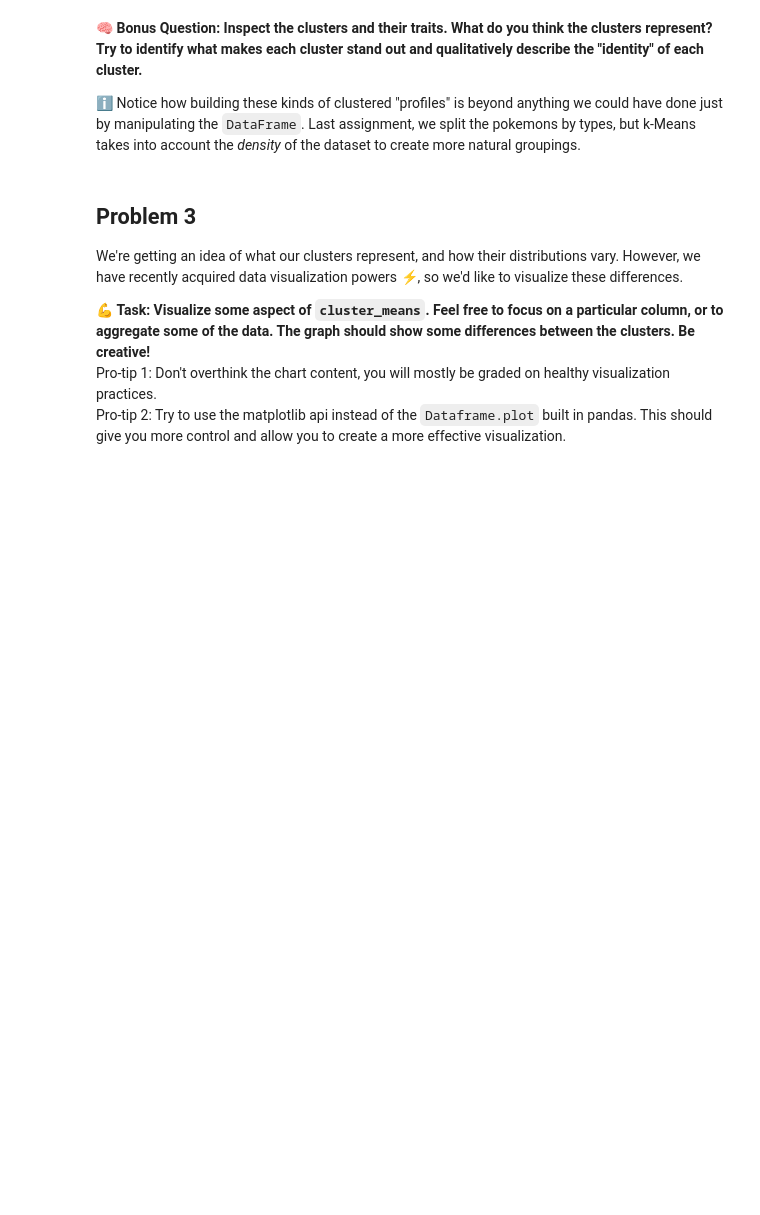
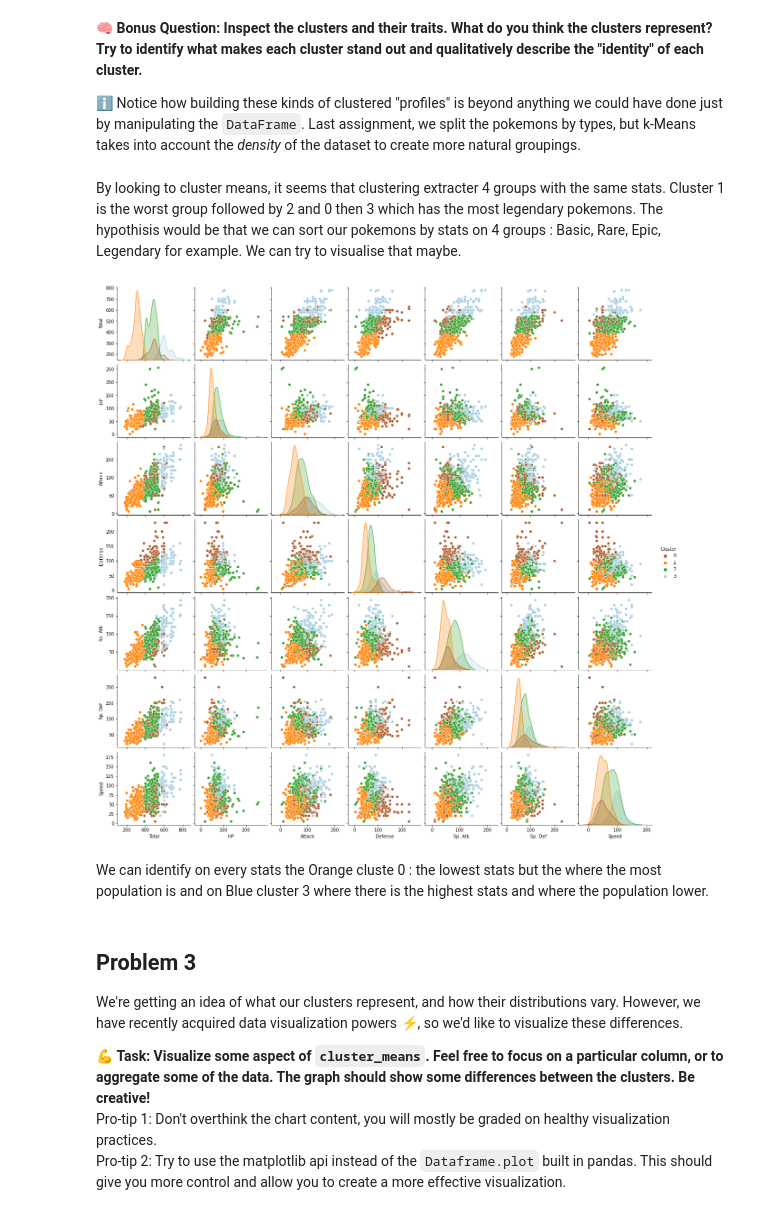
Before and after one commit to amineamanzou/practical-data-scientist, a Jupyter notebook: homework/week3/homework3.ipynb, the cells around one changed output. Cells and saved outputs as stored; diff of their text form; code cells hidden in the pictures; blank space fills up the shorter version.

```diff
--- a/homework/week3/homework3.ipynb
+++ b/homework/week3/homework3.ipynb
@@ -39,3 +34,14 @@ kmeans.fit(coords.to_numpy())
+# %%
+from sklearn.cluster import KMeans
+
+#np.asarray([attack,defense,sp_atk,sp_def,speed]).reshape(1, 5)
+
+pokemon = df[['Attack','Defense','Sp. Atk','Sp. Def','Speed', 'HP']]
+
+kmeans = KMeans(n_clusters=4, random_state=42)
+kmeans.fit(pokemon.to_numpy())
+
+y_kmeans = kmeans.predict(pokemon)
 # %%
 def test_kmeans():
     assert len(y_kmeans) == 800, f'The size of your prediction vector is wrong: {len(y_kmeans)}. There should be 800, one per pokemon.'
@@ -60,3 +66,8 @@ Pro-tip 2: You should only expect numerical columns in `cluster_means`, since th
+# %%
+# df['Cluster'] = y_kmeans
+# No difference
+df.loc[:, 'Cluster'] = y_kmeans.copy()
+cluster_means = df.groupby('Cluster').mean()
 # %%
 import math
 
@@ -72,6 +91,20 @@ test_cluster_means()
 🧠 **Bonus Question: Inspect the clusters and their traits. What do you think the clusters represent? Try to identify what makes each cluster stand out and qualitatively describe the "identity" of each cluster.**
 
 ℹ️ Notice how building these kinds of clustered "profiles" is beyond anything we could have done just by manipulating the `DataFrame`. Last assignment, we split the pokemons by types, but k-Means takes into account the _density_ of the dataset to create more natural groupings.
+# %% [markdown]
+By looking to cluster means, it seems that clustering extracter 4 groups with the same stats. Cluster 1 is the worst group followed by 2 and 0 then 3 which has the most legendary pokemons. The hypothisis would be that we can sort our pokemons by stats on 4 groups : Basic, Rare, Epic, Legendary for example.
+We can try to visualise that maybe.
+# %%
+import seaborn as sns
+import matplotlib.pyplot as plt
+
+sns.pairplot(df[['Total', 'HP', 'Attack', 'Defense','Sp. Atk', 'Sp. Def', 'Speed', 'Cluster']],
+             hue = 'Cluster',
+             palette='Paired_r');
+# %% [output]
+[figure, added]
+# %% [markdown]
+We can identify on every stats the Orange cluste 0 : the lowest stats but the where the most population is and on Blue cluster 3 where there is the highest stats and where the population lower.
 # %% [markdown]
 ## Problem 3
 
```
Also changed, not shown: parts of 16 cells of this notebook, 2 other files.
